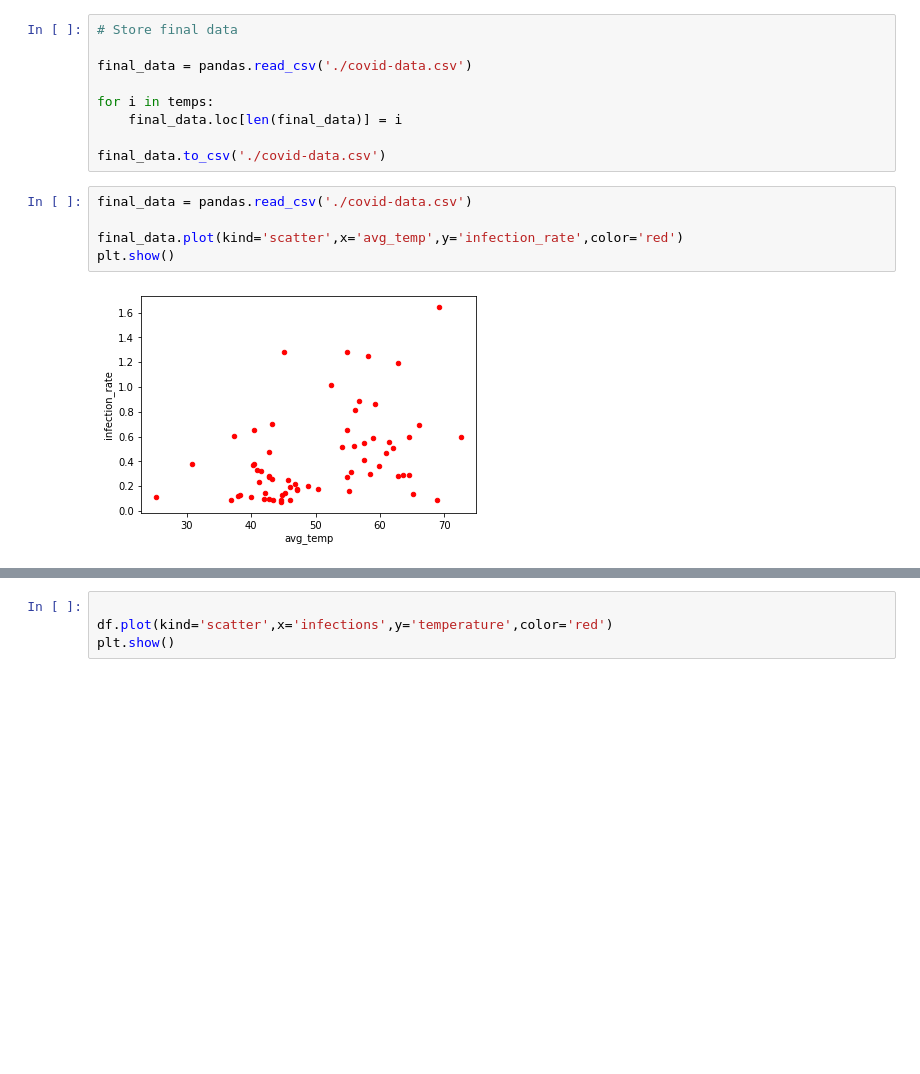
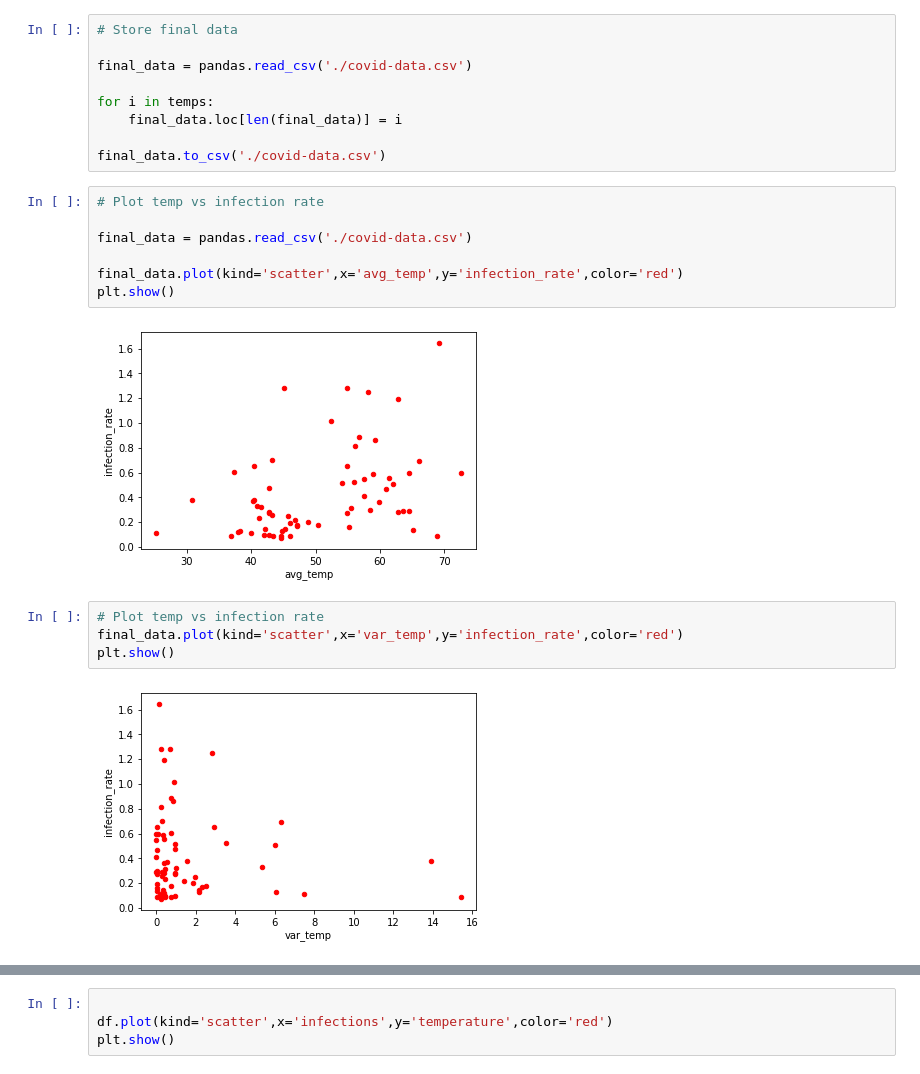
Before and after one commit to spjy/covid-temperature, a Jupyter notebook: covid.ipynb, the cells around one changed output, grey strips where cells are left out. Cells and saved outputs as stored; diff of their text form; blank space fills up the shorter version.

```diff
--- a/covid.ipynb
+++ b/covid.ipynb
@@ -269,11 +270,19 @@ for i in temps:
 
 final_data.to_csv('./covid-data.csv')
 # %%
+# Plot temp vs infection rate
+
 final_data = pandas.read_csv('./covid-data.csv')
 
 final_data.plot(kind='scatter',x='avg_temp',y='infection_rate',color='red')
 plt.show()
 # %% [output]
 [figure]
+# %%
+# Plot temp vs infection rate
+final_data.plot(kind='scatter',x='var_temp',y='infection_rate',color='red')
+plt.show()
+# %% [output]
+[figure, added]
 # %%
 threedee = plt.figure().gca(projection='3d')
```
Also changed, not shown: parts of 2 cells of this notebook.
